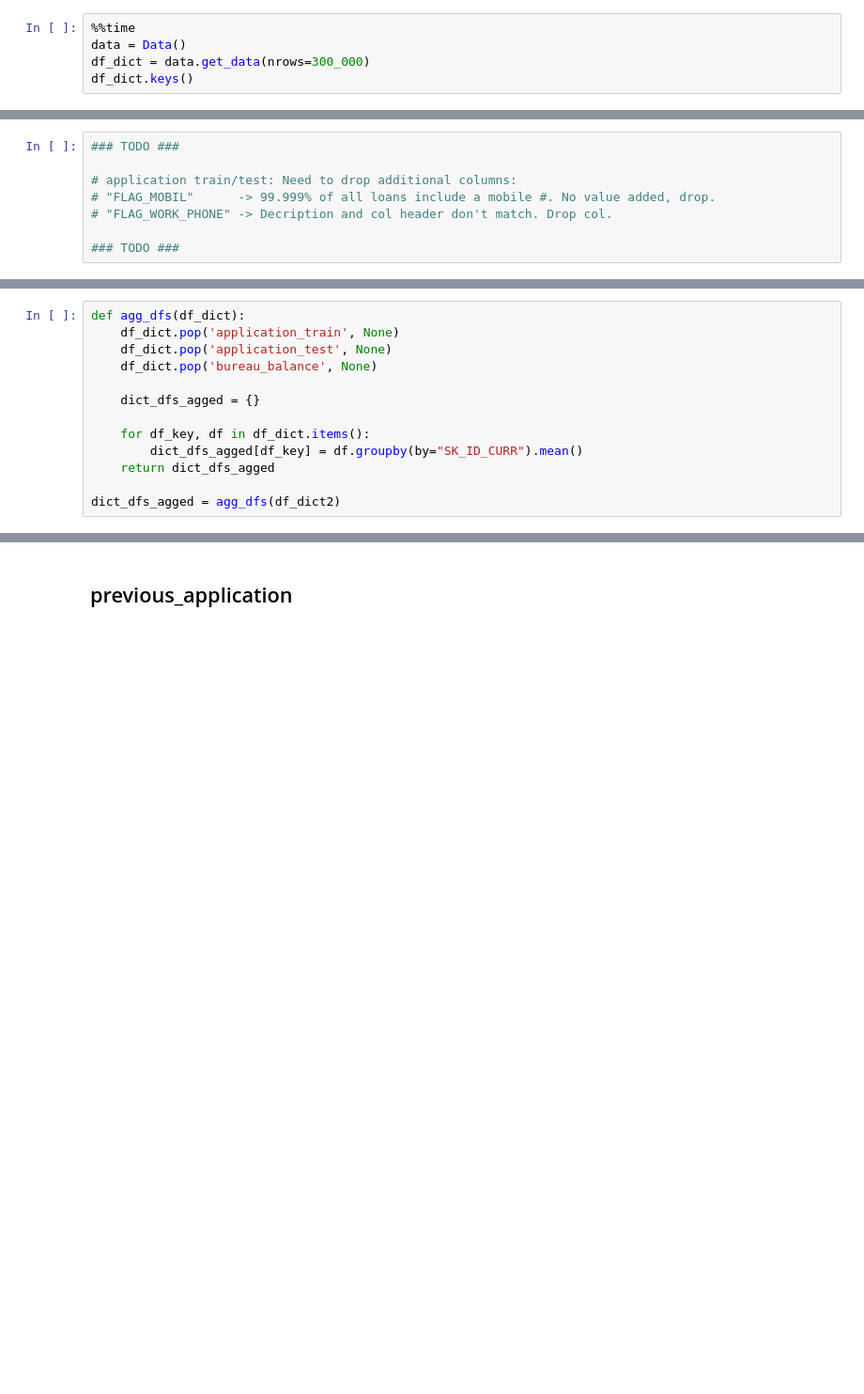
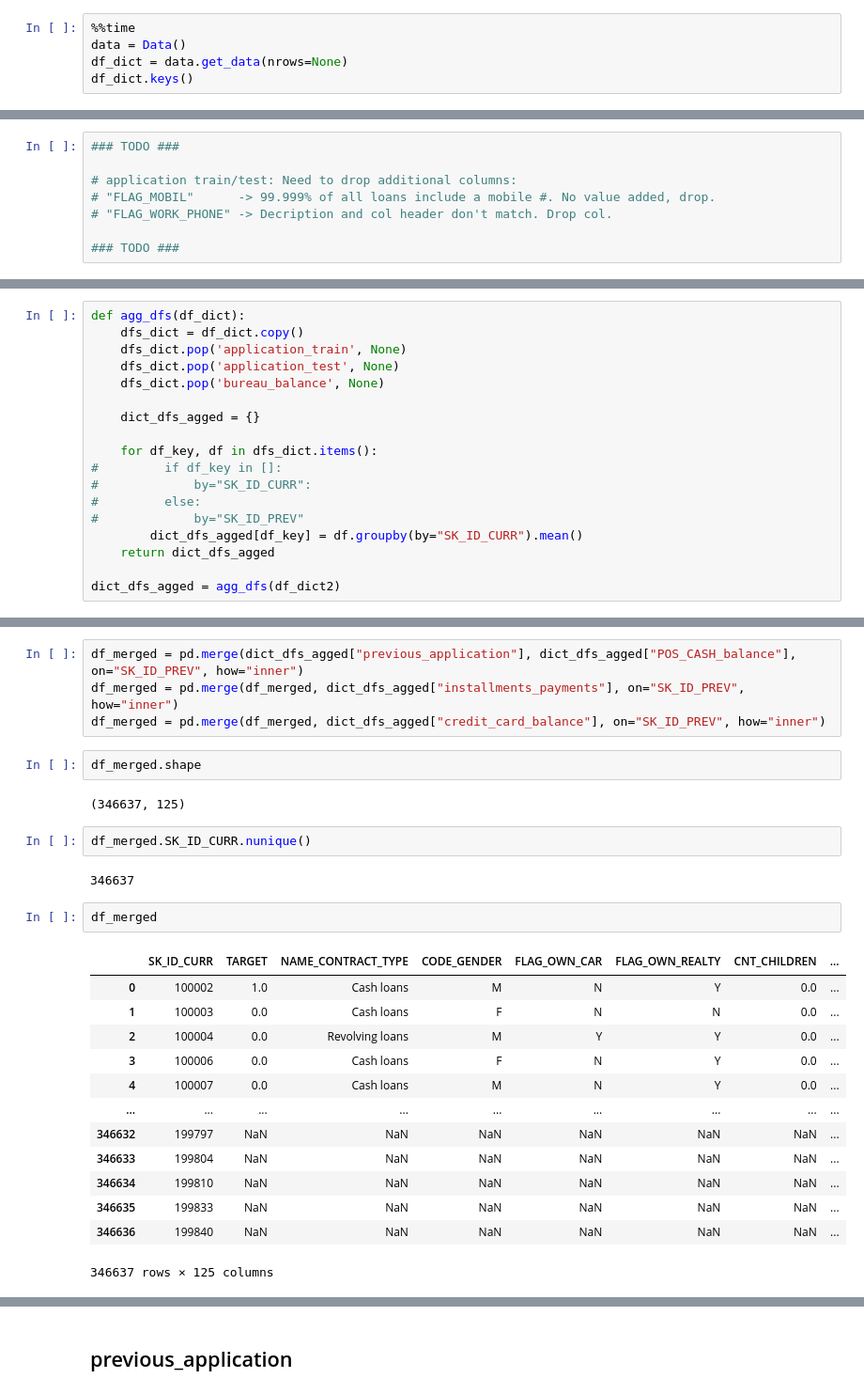
Before and after one commit to chris14jan/hcdr, a Jupyter notebook: notebooks/preprocessing.ipynb, the cells around one changed output, grey strips where cells are left out. Shown at 94% size. Cells and saved outputs as stored; diff of their text form; blank space fills up the shorter version.

```diff
--- a/notebooks/preprocessing.ipynb
+++ b/notebooks/preprocessing.ipynb
@@ -20,6 +20,6 @@ Loads all rows when nrows=None.
 # %%
 %%time
 data = Data()
-df_dict = data.get_data(nrows=300_000)
+df_dict = data.get_data(nrows=None)
 df_dict.keys()
 # %% [output]
@@ -74,13 +67,0 @@ dict_keys(['bureau', 'bureau_balance', 'POS_CASH_balance', 'credit_card_balance'
-# %%
-def agg_dfs(df_dict):
-    df_dict.pop('application_train', None)
-    df_dict.pop('application_test', None)
-    df_dict.pop('bureau_balance', None)
-
-    dict_dfs_agged = {}
-
-    for df_key, df in df_dict.items():
-        dict_dfs_agged[df_key] = df.groupby(by="SK_ID_CURR").mean()
-    return dict_dfs_agged
-
-dict_dfs_agged = agg_dfs(df_dict2)
@@ -111,0 +74,18 @@ pipeline = Pipeline()
+# %%
+def agg_dfs(df_dict):
+    dfs_dict = df_dict.copy()
+    dfs_dict.pop('application_train', None)
+    dfs_dict.pop('application_test', None)
+    dfs_dict.pop('bureau_balance', None)
+
+    dict_dfs_agged = {}
+
+    for df_key, df in dfs_dict.items():
+#         if df_key in []:
+#             by="SK_ID_CURR":
+#         else:
+#             by="SK_ID_PREV"
+        dict_dfs_agged[df_key] = df.groupby(by="SK_ID_CURR").mean()
+    return dict_dfs_agged
+
+dict_dfs_agged = agg_dfs(df_dict2)
@@ -111,0 +101,28 @@ pipeline = Pipeline()
+# %%
+df_merged = pd.merge(dict_dfs_agged["previous_application"], dict_dfs_agged["POS_CASH_balance"], on="SK_ID_PREV", how="inner")
+df_merged = pd.merge(df_merged, dict_dfs_agged["installments_payments"], on="SK_ID_PREV", how="inner")
+df_merged = pd.merge(df_merged, dict_dfs_agged["credit_card_balance"], on="SK_ID_PREV", how="inner")
+# %%
+df_merged.shape
+# %% [output]
+(346637, 125)
+# %%
+df_merged.SK_ID_CURR.nunique()
+# %% [output]
+346637
+# %%
+df_merged
+# %% [output]
+|  | SK_ID_CURR | TARGET | NAME_CONTRACT_TYPE | CODE_GENDER | FLAG_OWN_CAR | FLAG_OWN_REALTY | CNT_CHILDREN | ... |
+| 0 | 100002 | 1.0 | Cash loans | M | N | Y | 0.0 | ... |
+| 1 | 100003 | 0.0 | Cash loans | F | N | N | 0.0 | ... |
+| 2 | 100004 | 0.0 | Revolving loans | M | Y | Y | 0.0 | ... |
+| 3 | 100006 | 0.0 | Cash loans | F | N | Y | 0.0 | ... |
+| 4 | 100007 | 0.0 | Cash loans | M | N | Y | 0.0 | ... |
+| ... | ... | ... | ... | ... | ... | ... | ... | ... |
+| 346632 | 199797 | NaN | NaN | NaN | NaN | NaN | NaN | ... |
+| 346633 | 199804 | NaN | NaN | NaN | NaN | NaN | NaN | ... |
+| 346634 | 199810 | NaN | NaN | NaN | NaN | NaN | NaN | ... |
+| 346635 | 199833 | NaN | NaN | NaN | NaN | NaN | NaN | ... |
+| 346636 | 199840 | NaN | NaN | NaN | NaN | NaN | NaN | ... |
+346637 rows × 125 columns
```
Also changed, not shown: parts of 15 cells of this notebook.
